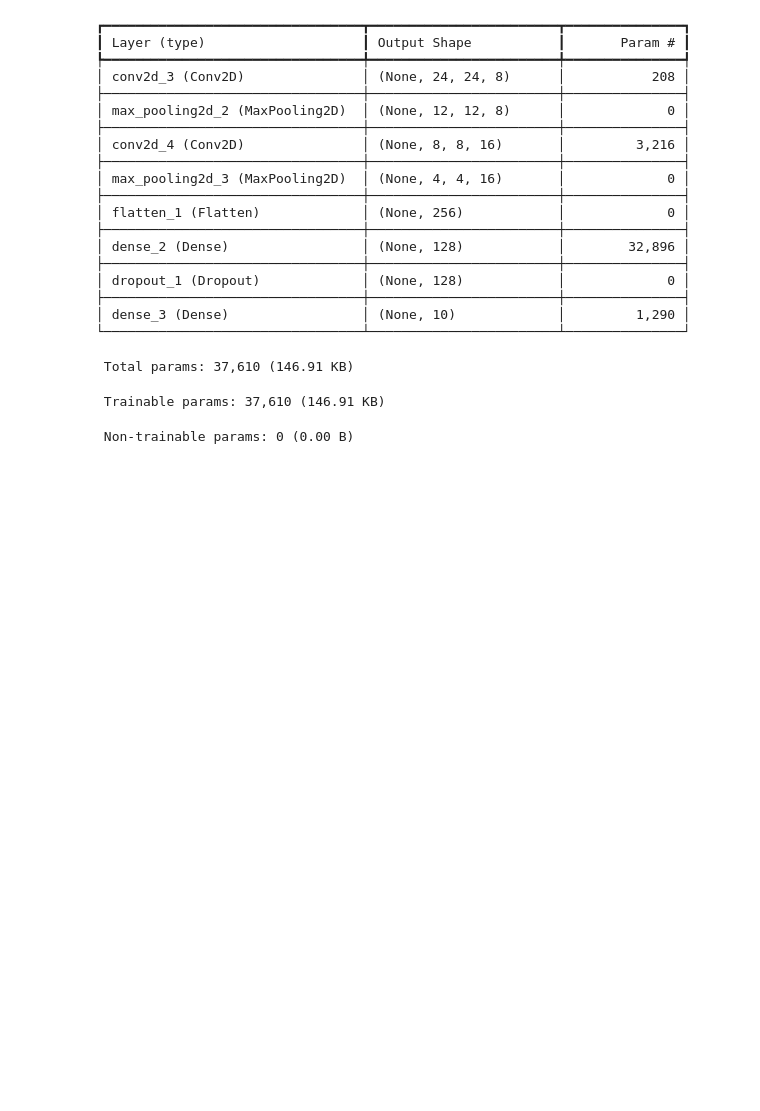
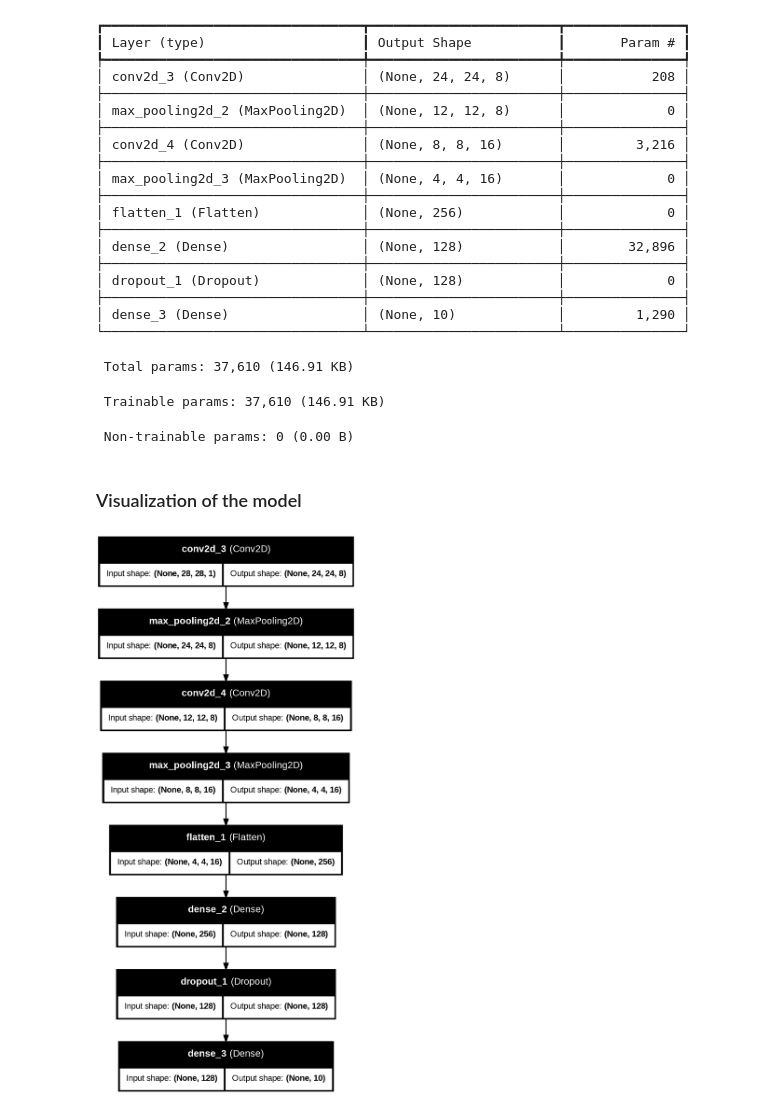
Before and after one commit to Nishitha0730/Digit-Recognizer, a Jupyter notebook: digit-recognizer.ipynb, the cells around one changed output. Cells and saved outputs as stored; diff of their text form; code cells hidden in the pictures; blank space fills up the shorter version.

Commit message:
Visualization of the model

```diff
--- a/digit-recognizer.ipynb
+++ b/digit-recognizer.ipynb
@@ -290,3 +290,13 @@ Model: "sequential_2"
  Total params: 37,610 (146.91 KB)
  Trainable params: 37,610 (146.91 KB)
  Non-trainable params: 0 (0.00 B)
+# %% [markdown]
+### Visualization of the model
+# %%
+tf.keras.utils.plot_model(
+    model,
+    show_shapes = True,
+    show_layer_names = True,
+)
+# %% [output]
+[figure, added]
```
